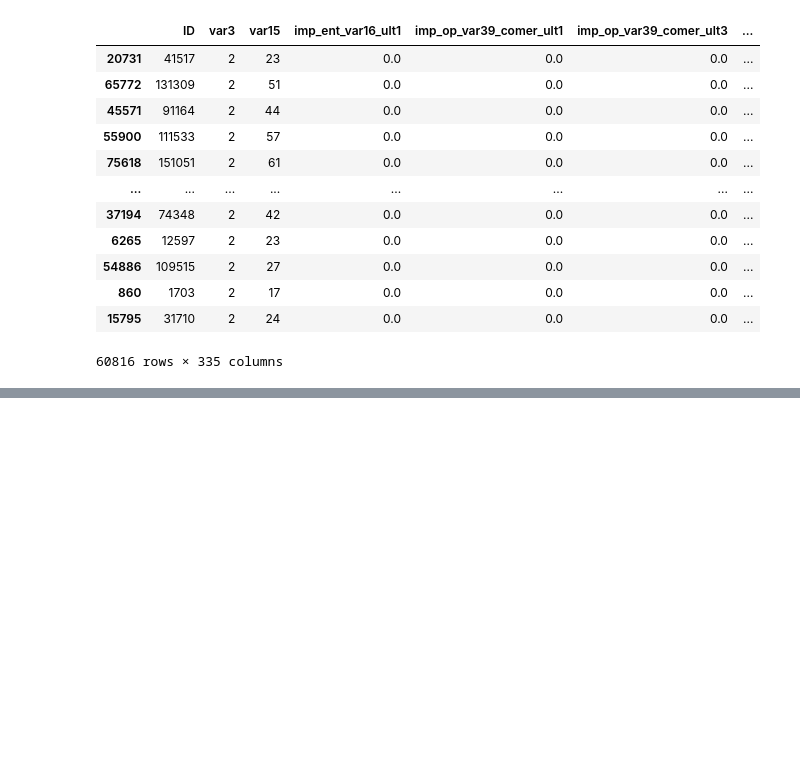
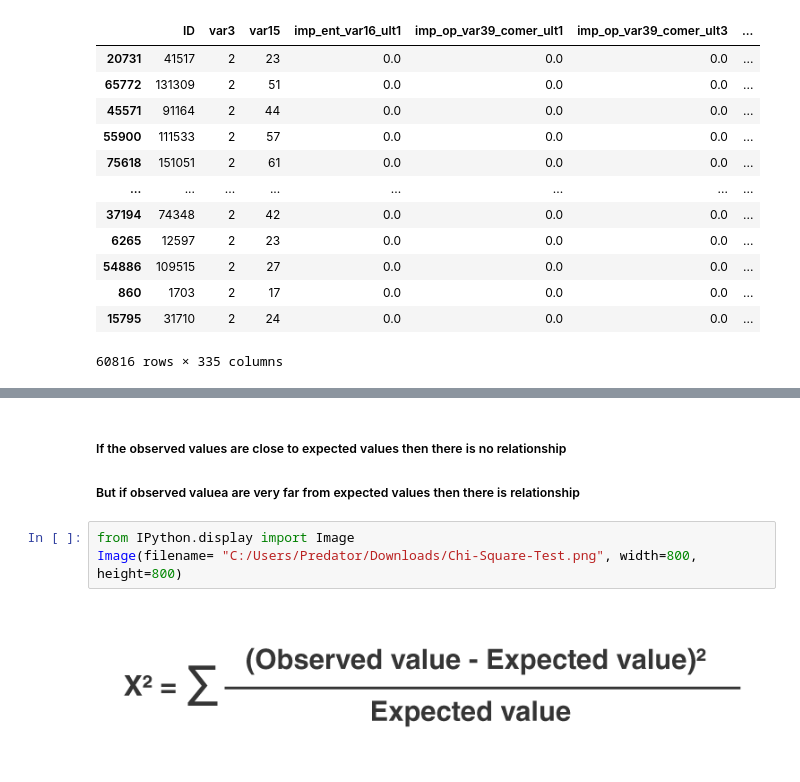
Before and after one commit to sujithsuresh56789/Feature_Selection_and_Engineering, a Jupyter notebook: Feature_Selection_Workouts.ipynb, the cells around one changed output, grey strips where cells are left out. Saved outputs shown, nothing was run; the diff lists cells and outputs as text; blank space fills up the shorter version.

```diff
--- a/Feature_Selection_Workouts.ipynb
+++ b/Feature_Selection_Workouts.ipynb
@@ -890,0 +1088,8 @@ X_train.drop(constant_columns,axis=1)
+# %% [markdown]
+##### If the observed values are close to expected values then there is no relationship
+##### But if observed valuea are very far from expected values then there is relationship
+# %%
+from IPython.display import Image
+Image(filename= "C:/Users/Predator/Downloads/Chi-Square-Test.png", width=800, height=800)
+# %% [output]
+[figure, added]
```
Also changed, not shown: parts of 94 cells of this notebook.
